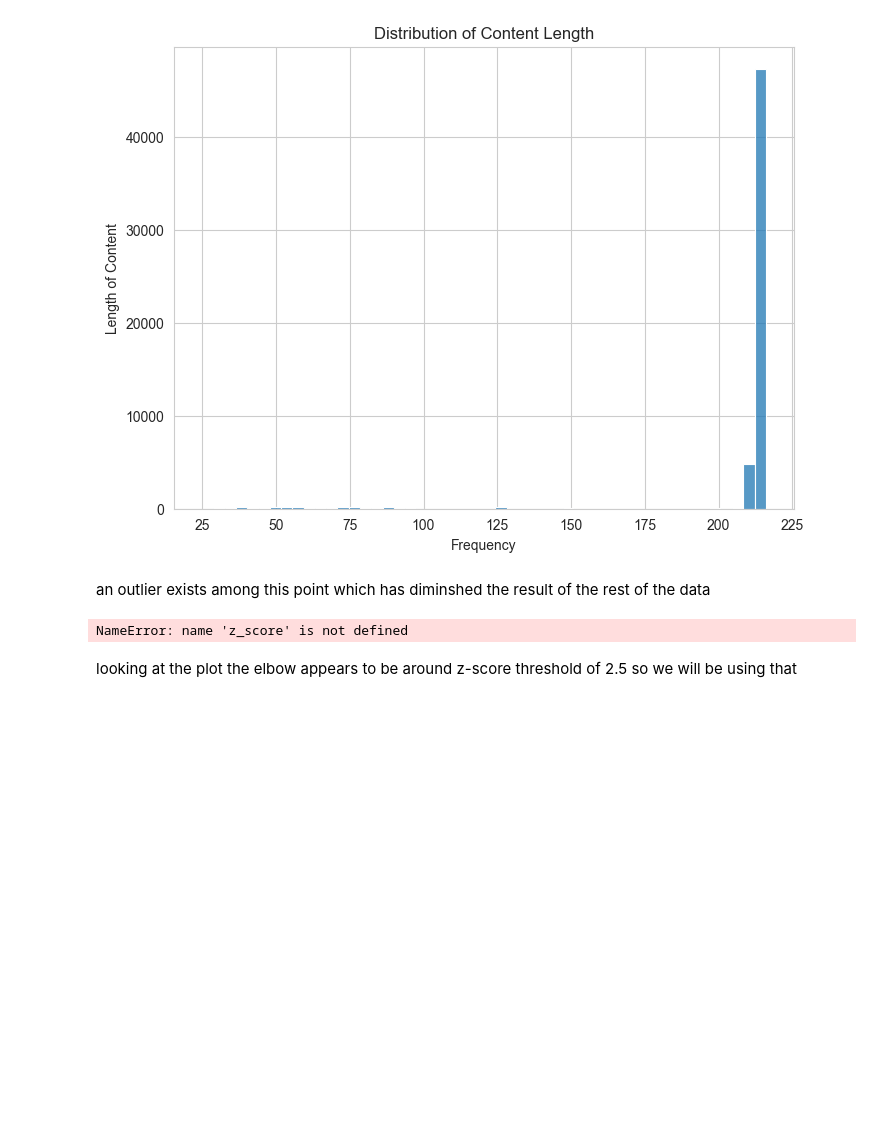
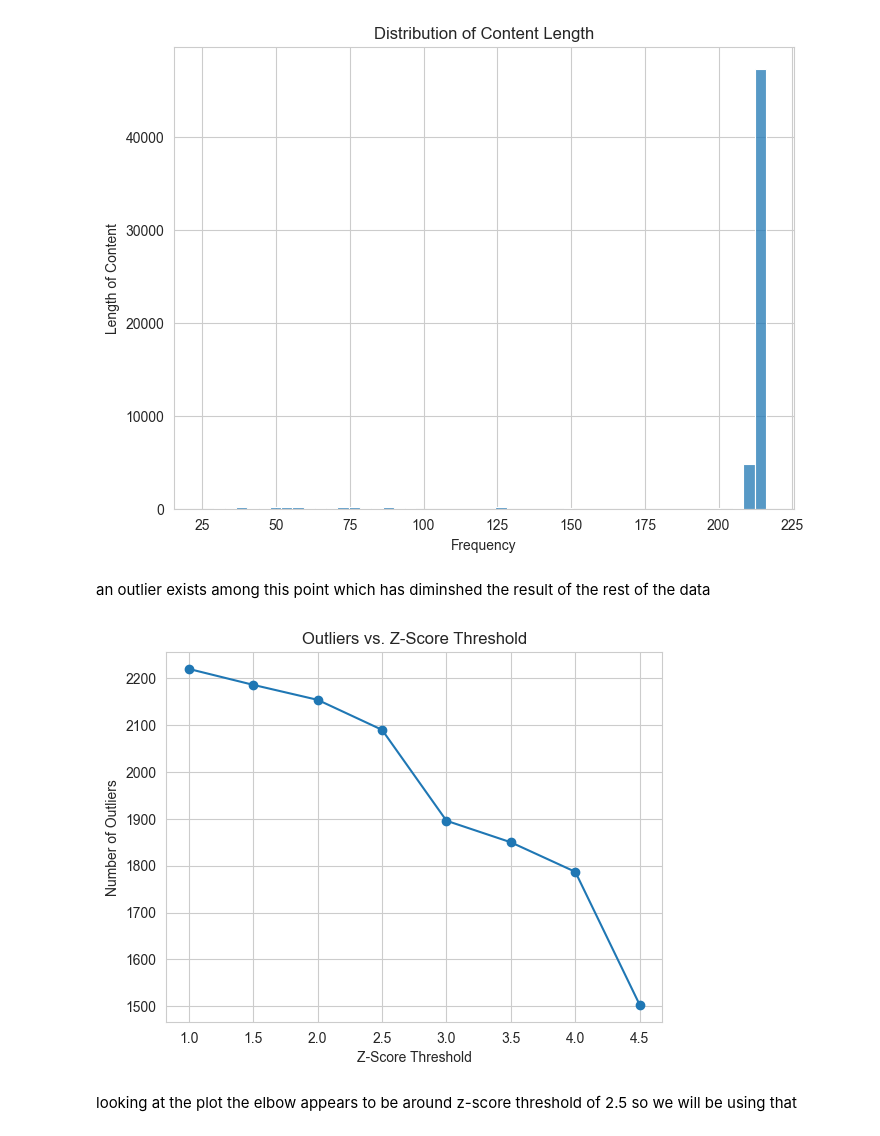
Before and after one commit to AlazarG19/global_news_correlation_10ac_week0, a Jupyter notebook: notebooks/EDA/parse_news_data.ipynb, the cells around one changed output. Saved outputs shown, nothing was run; the diff lists cells and outputs as text; code cells hidden in the pictures; blank space fills up the shorter version.

```diff
--- a/notebooks/EDA/parse_news_data.ipynb
+++ b/notebooks/EDA/parse_news_data.ipynb
@@ -527,14 +527,14 @@ rating["z_score"] = zscore(rating["content_length"])
 # %%
 thresholds = np.arange(1, 5, 0.5)
 outlier_counts = []
 for threshold in thresholds:
-    outlier = z_score.abs() > threshold
+    outlier = rating["z_score"].abs() > threshold
     outlier_counts.append(outlier.sum())
 
 # Plot the results
 utils.line_graph(thresholds,outlier_counts,'Z-Score Threshold','Number of Outliers','Outliers vs. Z-Score Threshold')
 # %% [output]
-NameError: name 'z_score' is not defined
+[figure, added]
 # %% [markdown]
 looking at the plot the elbow appears to be around z-score threshold of 2.5 so we will be using that
 # %%
```
Also changed, not shown: parts of 6 cells of this notebook, 3 other files.
